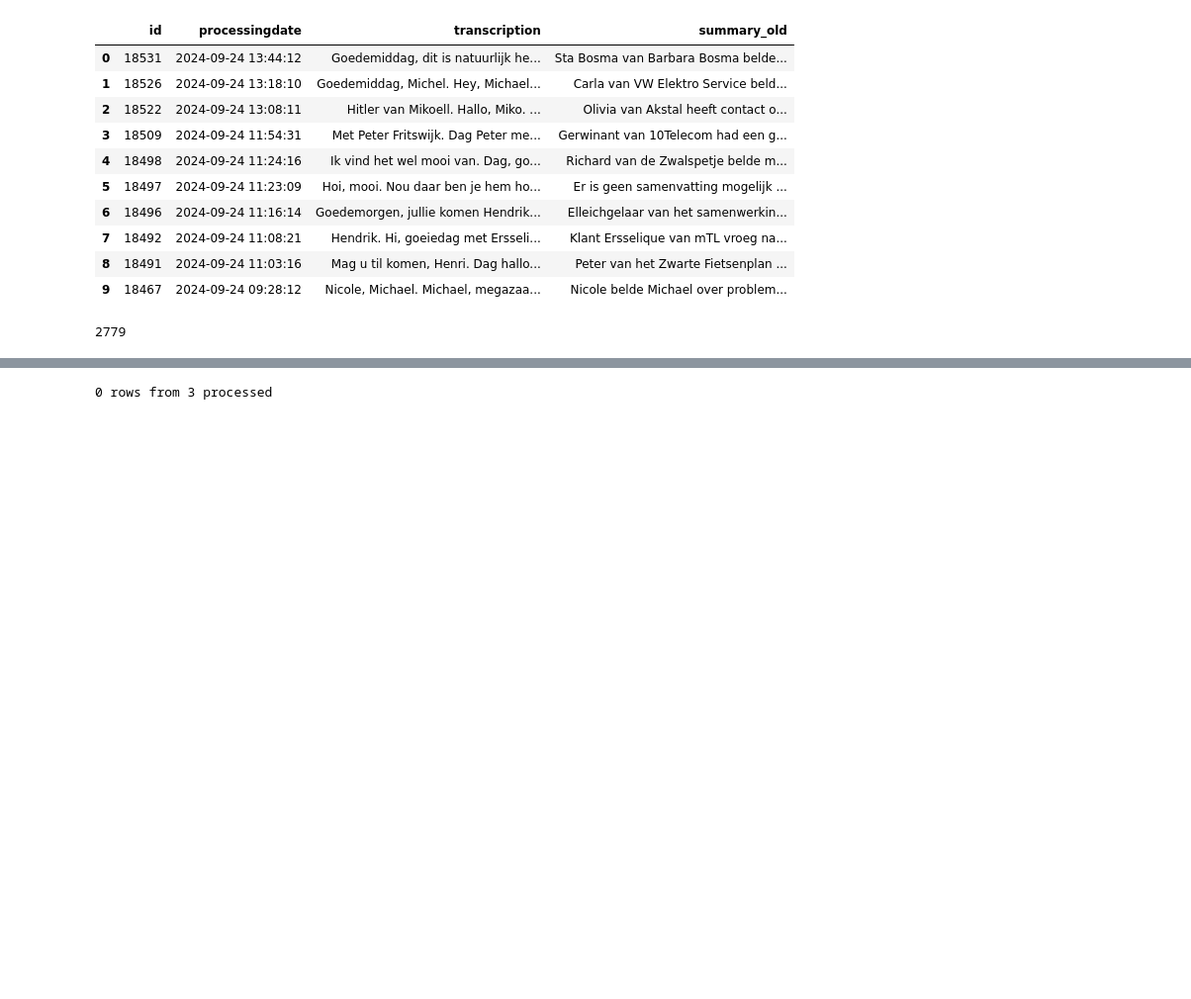
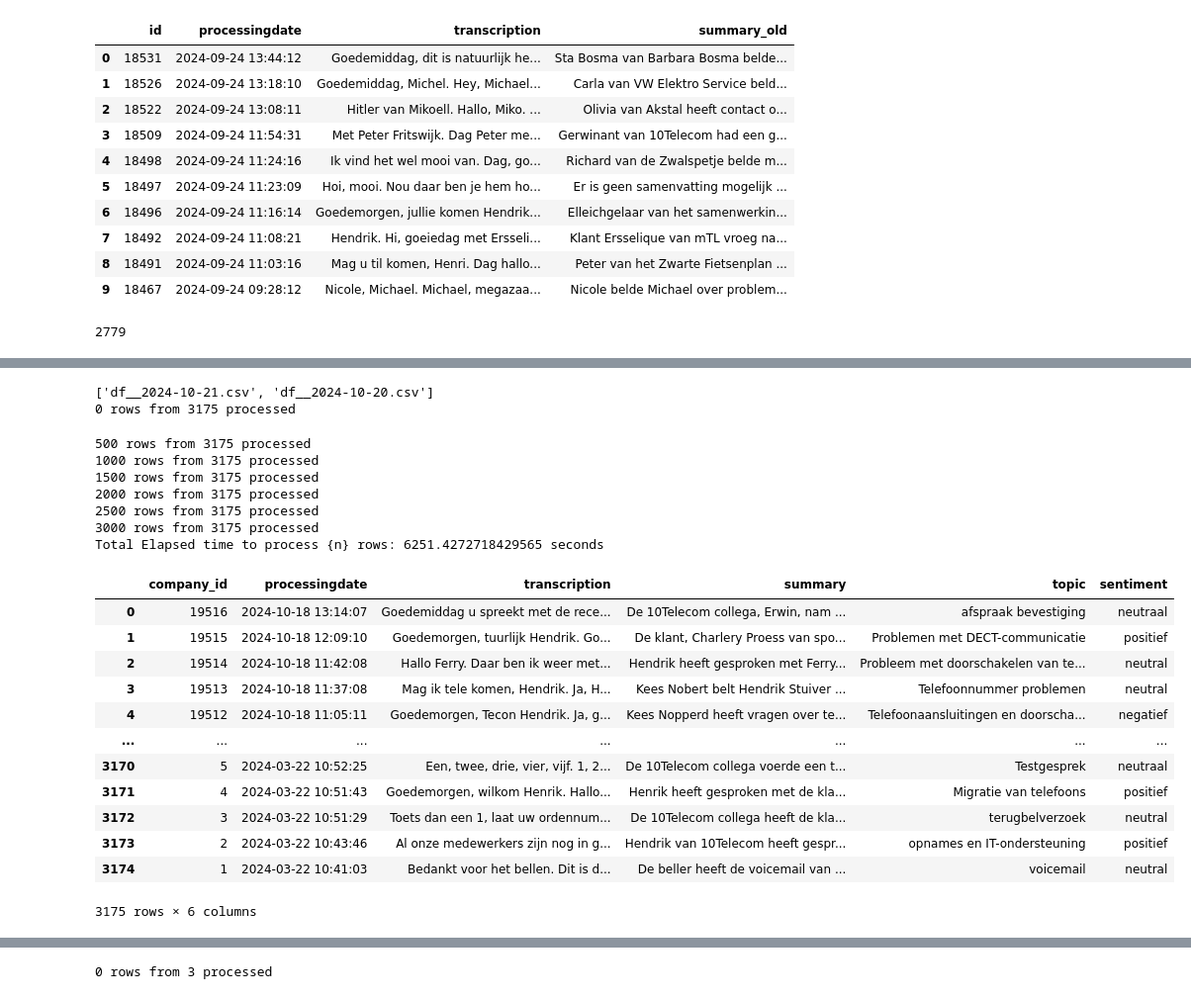
Before and after one commit to fredboneML/RECIPE_AGENT, a Jupyter notebook: notebooks/ai_analyzer.ipynb, the cells around one changed output, grey strips where cells are left out. Shown at 99% size. Drawn from its saved outputs; the diff is of its cells as text; code cells hidden in the pictures; blank space fills up the shorter version.

```diff
--- a/notebooks/ai_analyzer.ipynb
+++ b/notebooks/ai_analyzer.ipynb
@@ -784,0 +1202,41 @@ def make_openai_call_df(df, n, model="gpt-4o-mini-2024-07-18"):
+# %%
+import os
+import pandas as pd
+from datetime import datetime
+from make_openai_call_df import make_openai_call_df
+
+df__file_name = [file for file in os.listdir('../data') if file.startswith('df__')]
+df__file_name = sorted(df__file_name,
+                       key=lambda x: datetime.strptime(x.split('__')[1].split('.csv')[0], '%Y-%m-%d'),
+                       reverse=True)
+print(df__file_name)
+df__file_name = df__file_name[0]
+df = pd.read_csv(f'../data/{df__file_name}')
+
+# Generating sentiment and topic
+
+df = make_openai_call_df(df=df, model="gpt-4o-mini-2024-07-18")
+df
+# %% [output]
+['df__2024-10-21.csv', 'df__2024-10-20.csv']
+0 rows from 3175 processed
+500 rows from 3175 processed
+1000 rows from 3175 processed
+1500 rows from 3175 processed
+2000 rows from 3175 processed
+2500 rows from 3175 processed
+3000 rows from 3175 processed
+Total Elapsed time to process {n} rows: 6251.4272718429565 seconds
+|  | company_id | processingdate | transcription | summary | topic | sentiment |
+| 0 | 19516 | 2024-10-18 13:14:07 | Goedemiddag u spreekt met de rece... | De 10Telecom collega, Erwin, nam ... | afspraak bevestiging | neutraal |
+| 1 | 19515 | 2024-10-18 12:09:10 | Goedemorgen, tuurlijk Hendrik. Go... | De klant, Charlery Proess van spo... | Problemen met DECT-communicatie | positief |
+| 2 | 19514 | 2024-10-18 11:42:08 | Hallo Ferry. Daar ben ik weer met... | Hendrik heeft gesproken met Ferry... | Probleem met doorschakelen van te... | neutral |
+| 3 | 19513 | 2024-10-18 11:37:08 | Mag ik tele komen, Hendrik. Ja, H... | Kees Nobert belt Hendrik Stuiver ... | Telefoonnummer problemen | neutral |
+| 4 | 19512 | 2024-10-18 11:05:11 | Goedemorgen, Tecon Hendrik. Ja, g... | Kees Nopperd heeft vragen over te... | Telefoonaansluitingen en doorscha... | negatief |
+| ... | ... | ... | ... | ... | ... | ... |
+| 3170 | 5 | 2024-03-22 10:52:25 | Een, twee, drie, vier, vijf. 1, 2... | De 10Telecom collega voerde een t... | Testgesprek | neutraal |
+| 3171 | 4 | 2024-03-22 10:51:43 | Goedemorgen, wilkom Henrik. Hallo... | Henrik heeft gesproken met de kla... | Migratie van telefoons | positief |
+| 3172 | 3 | 2024-03-22 10:51:29 | Toets dan een 1, laat uw ordennum... | De 10Telecom collega heeft de kla... | terugbelverzoek | neutral |
+| 3173 | 2 | 2024-03-22 10:43:46 | Al onze medewerkers zijn nog in g... | Hendrik van 10Telecom heeft gespr... | opnames en IT-ondersteuning | positief |
+| 3174 | 1 | 2024-03-22 10:41:03 | Bedankt voor het bellen. Dit is d... | De beller heeft de voicemail van ... | voicemail | neutral |
+3175 rows × 6 columns
```
Also changed, not shown: parts of 43 cells of this notebook, 31 other files.
